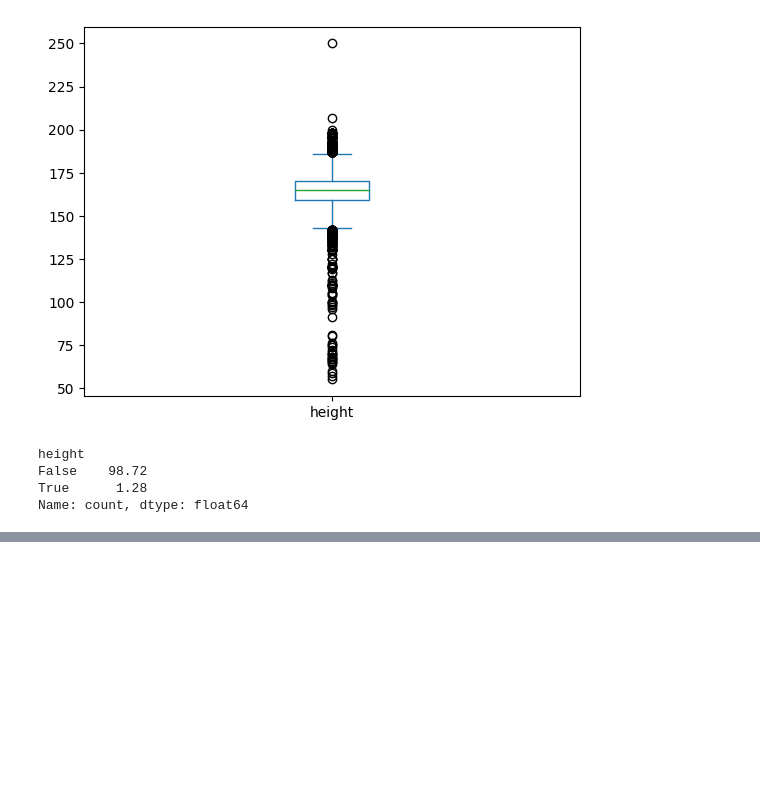
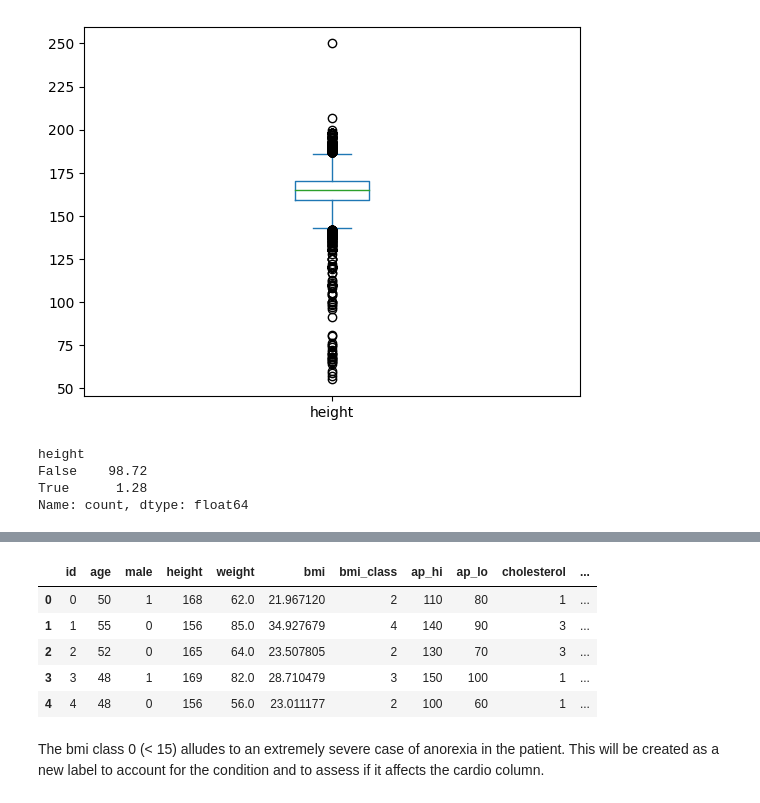
Before and after one commit to CodePrin/Cardiovascular_Disease_Prediction, a Jupyter notebook: CardiovascularDisease.ipynb, the cells around one changed output, grey strips where cells are left out. Saved outputs shown, nothing was run; the diff lists cells and outputs as text; code cells hidden in the pictures; blank space fills up the shorter version.

```diff
--- a/CardiovascularDisease.ipynb
+++ b/CardiovascularDisease.ipynb
@@ -235,0 +270,13 @@ df = df[df["height"] < 200]
+# %%
+# To change the position of column 'bmi' and 'bmi_class' from the end to the side of the weight column.
+df = df.iloc[:,[0, 1, 2, 3, 4, 13, 14, 5, 6, 7, 8, 9, 10, 11, 12]]
+df.head()
+# %% [output]
+|  | id | age | male | height | weight | bmi | bmi_class | ap_hi | ap_lo | cholesterol | ... |
+| 0 | 0 | 50 | 1 | 168 | 62.0 | 21.967120 | 2 | 110 | 80 | 1 | ... |
+| 1 | 1 | 55 | 0 | 156 | 85.0 | 34.927679 | 4 | 140 | 90 | 3 | ... |
+| 2 | 2 | 52 | 0 | 165 | 64.0 | 23.507805 | 2 | 130 | 70 | 3 | ... |
+| 3 | 3 | 48 | 1 | 169 | 82.0 | 28.710479 | 3 | 150 | 100 | 1 | ... |
+| 4 | 4 | 48 | 0 | 156 | 56.0 | 23.011177 | 2 | 100 | 60 | 1 | ... |
+# %% [markdown]
+The bmi class 0 (< 15) alludes to an extremely severe case of anorexia in the patient. This will be created as a new label to account for the condition and to assess if it affects the cardio column.
```
Also changed, not shown: parts of 9 cells of this notebook.
